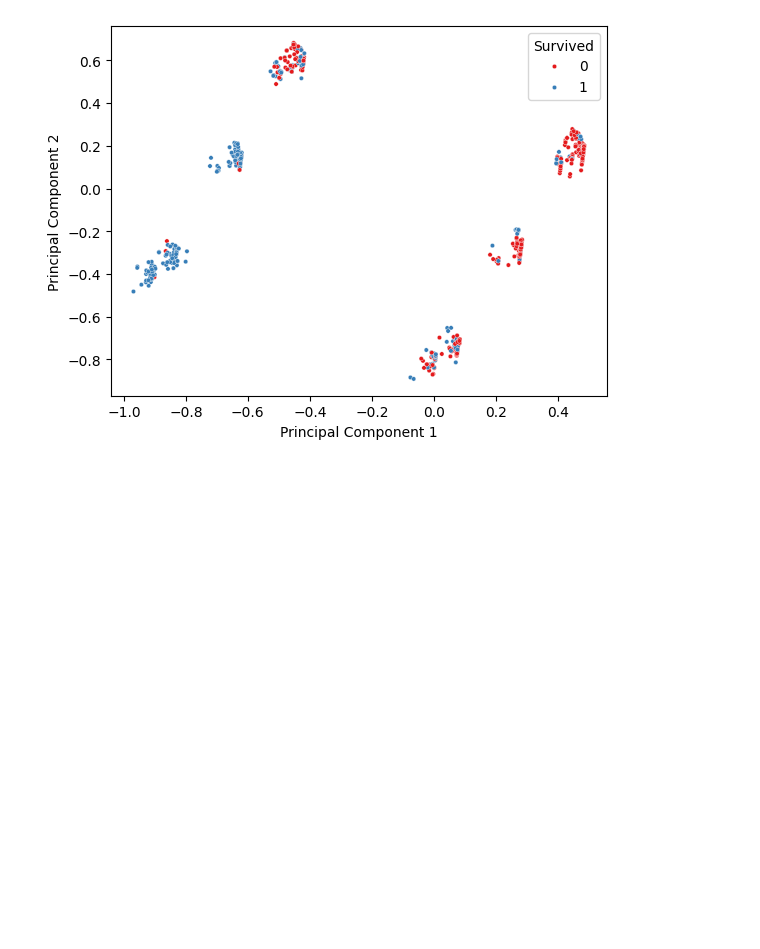
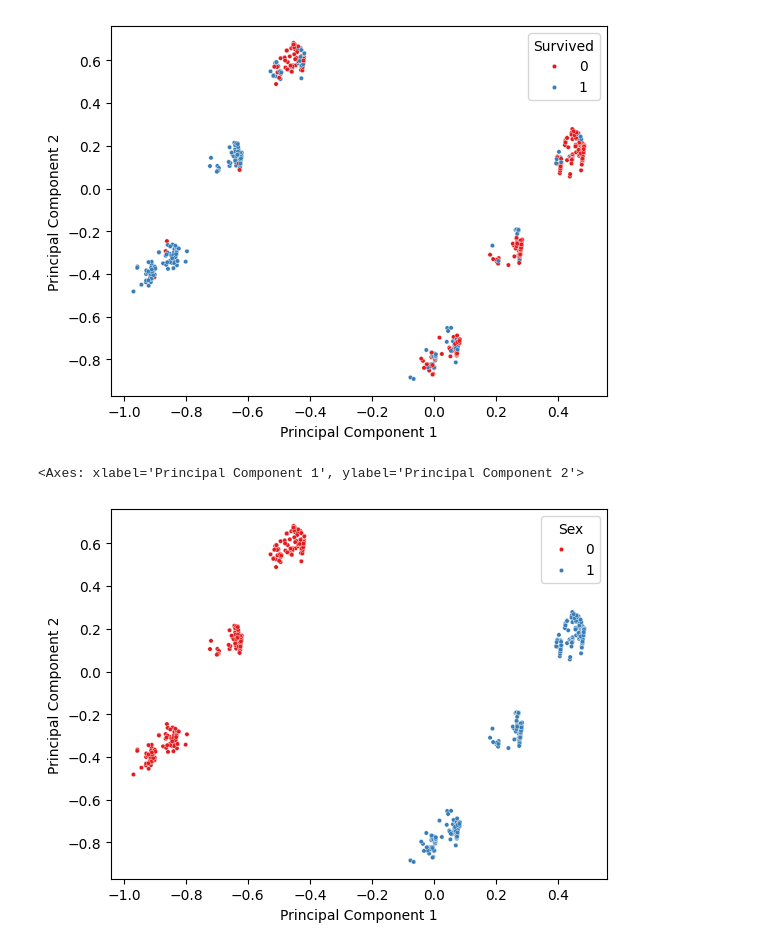
Before and after one commit to KTTRCDL/AIAA5030_Data_Mining_Group13_Visualization, a Jupyter notebook: notebook/PCA.ipynb, the cells around one changed output. Drawn from its saved outputs; the diff is of its cells as text; code cells hidden in the pictures; blank space fills up the shorter version.

```diff
--- a/notebook/PCA.ipynb
+++ b/notebook/PCA.ipynb
@@ -47,4 +47,8 @@ pca_img
 <Axes: xlabel='Principal Component 1', ylabel='Principal Component 2'>
 [figure]
 # %%
+df['Sex'] = Titantic_dataset['Sex']
 sns.scatterplot(data=df, x='Principal Component 1', y='Principal Component 2', hue='Sex', palette='Set1', s=10)
+# %% [output]
+<Axes: xlabel='Principal Component 1', ylabel='Principal Component 2'>
+[figure, added]
```
Also changed, not shown: parts of 1 cell of this notebook, 1 other file.
